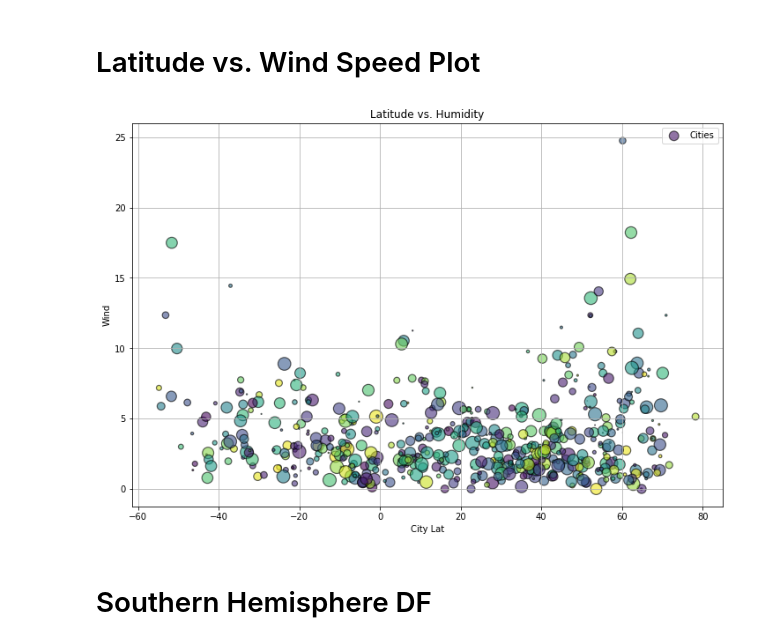
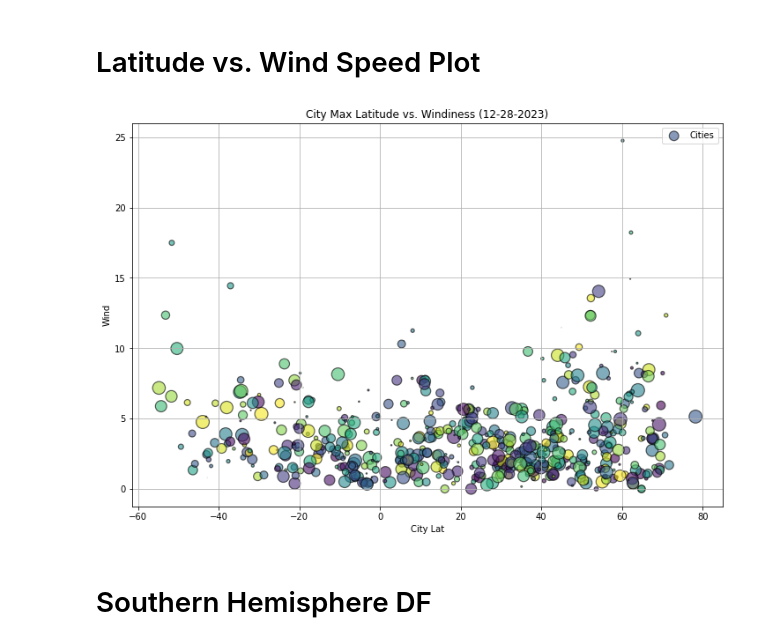
Before and after one commit to sherirosalia/weather_analysis_redux, a Jupyter notebook: jupyter_notebook_analysis/city_analysis_sheri.ipynb, the cells around one changed output. Saved outputs shown, nothing was run; the diff lists cells and outputs as text; code cells hidden in the pictures.

```diff
--- a/jupyter_notebook_analysis/city_analysis_sheri.ipynb
+++ b/jupyter_notebook_analysis/city_analysis_sheri.ipynb
@@ -331,17 +331,17 @@ plt.show()
 # %%
 N=len(df)
 colors = np.random.rand(N)
 area = (30 * np.random.rand(N))**1.6  # 0 to 15 point radii
 df.plot.scatter(x='City Lat',y='Wind', edgecolor="black", c=colors, linewidths=1.2, marker="o", alpha=0.6, s=area, title='Latitude vs. Humidity', grid=True, figsize=(12,8),label="Cities")
 
 
-# plt.title('Latitude vs. Temp')
-plt.savefig("../images/lat_vs_clouds_s.jpg")
+plt.title("City Max Latitude vs. Windiness (%s)" % time.strftime("%m-%d-%Y"))
+plt.savefig("../images/lat_vs_winds_s.jpg")
 
 # Show plot
 plt.show()
 # %% [output]
-[figure, old version]
+[figure, new version]
 # %% [markdown]
 # Southern Hemisphere DF
 # %%
```
Also changed, not shown: parts of 6 cells of this notebook, 20 other files.
